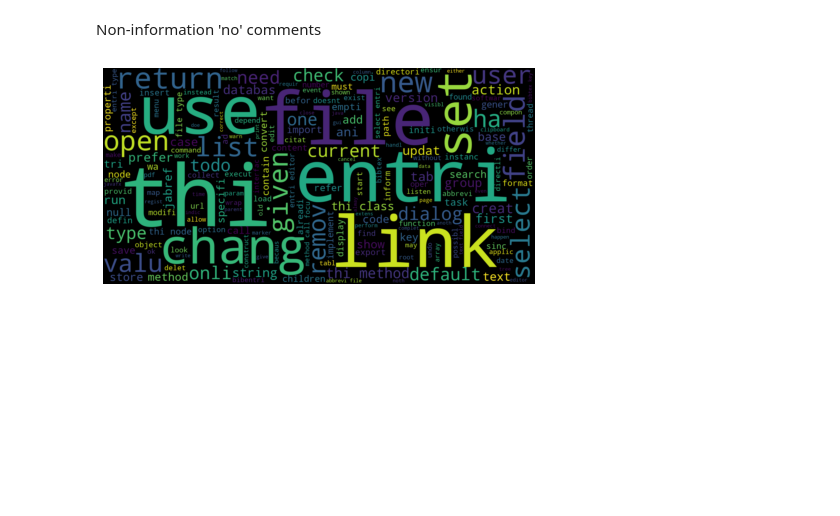
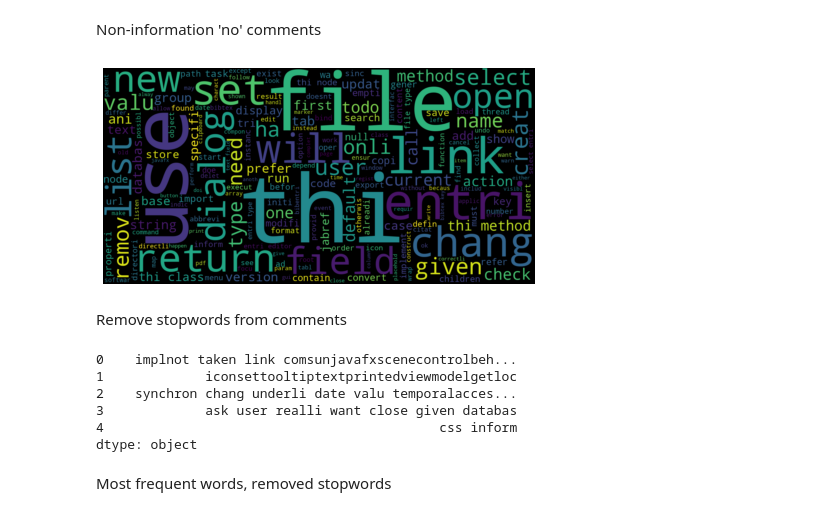
Before and after one commit to patrycjapraczyk/Declutter-challenge, a Jupyter notebook: notebooks/dataAnalysis/comment_text_analysis.ipynb, the cells around one changed output. Saved outputs shown, nothing was run; the diff lists cells and outputs as text; code cells hidden in the pictures; blank space fills up the shorter version.

```diff
--- a/notebooks/dataAnalysis/comment_text_analysis.ipynb
+++ b/notebooks/dataAnalysis/comment_text_analysis.ipynb
@@ -294,0 +202,12 @@ good_comments[:15]
+# %%
+data.head()
+good_comments = data[data['non-information'] == 'no']
+good_comments = good_comments['comment'].apply(str)
+
+#clean data
+dp = DataProcesser()
+
+good_comments = dp.preprocess(good_comments)
+good_comments = pd.Series(good_comments)
+
+good_comments.head()
@@ -321,16 +243,21 @@ most_occur
 # %% [markdown]
 Non-information 'no' comments
-# %%
-# Generate a word cloud image
-comments_cleaned = " ".join(good_comments)
-from wordcloud import WordCloud, STOPWORDS, ImageColorGenerator
-wordcloud1 = WordCloud(width=1600, height=800).generate(comments_cleaned)
-import matplotlib.pyplot as plt
-
-# Display the generated image:
-plt.imshow(wordcloud1, interpolation='bilinear')
-plt.axis("off")
-plt.tight_layout(pad=0)
-plt.show()
-# %% [output]
-[figure, removed]
+# %%
+# Generate a word cloud image
+create_word_cloud(good_comments)
+# %% [output]
+[figure, added]
+# %% [markdown]
+Remove stopwords from comments
+# %%
+comments = comments.map(dp.remove_stopwords)
+comments.head()
+# %% [output]
+0    implnot taken link comsunjavafxscenecontrolbeh...
+1             iconsettooltiptextprintedviewmodelgetloc
+2    synchron chang underli date valu temporalacces...
+3             ask user realli want close given databas
+4                                           css inform
+dtype: object
+# %% [markdown]
+Most frequent words, removed stopwords
```
Also changed, not shown: parts of 25 cells of this notebook, 4 other files.
